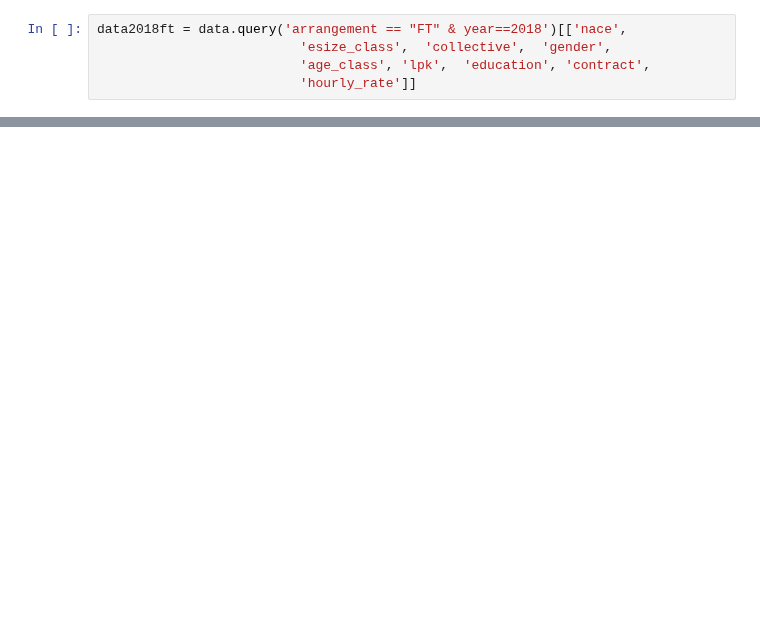
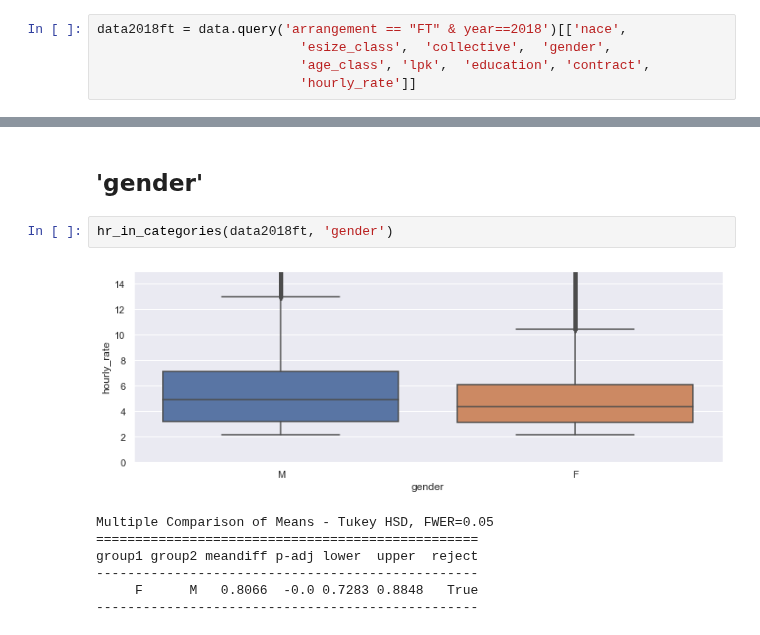
Before and after one commit to EdvinasStonevicius/LT-national-salary-analysis, a Jupyter notebook: python/Feature_engineering.ipynb, the cells around one changed output, grey strips where cells are left out. Saved outputs shown, nothing was run; the diff lists cells and outputs as text; blank space fills up the shorter version.

```diff
--- a/python/Feature_engineering.ipynb
+++ b/python/Feature_engineering.ipynb
@@ -116,0 +102,12 @@ group1 group2 meandiff p-adj  lower   upper  reject
+# %% [markdown]
+## 'gender'
+# %%
+hr_in_categories(data2018ft, 'gender')
+# %% [output]
+[figure, added]
+Multiple Comparison of Means - Tukey HSD, FWER=0.05
+=================================================
+group1 group2 meandiff p-adj lower  upper  reject
+-------------------------------------------------
+     F      M   0.8066  -0.0 0.7283 0.8848   True
+-------------------------------------------------
```
Also changed, not shown: parts of 35 cells of this notebook.
